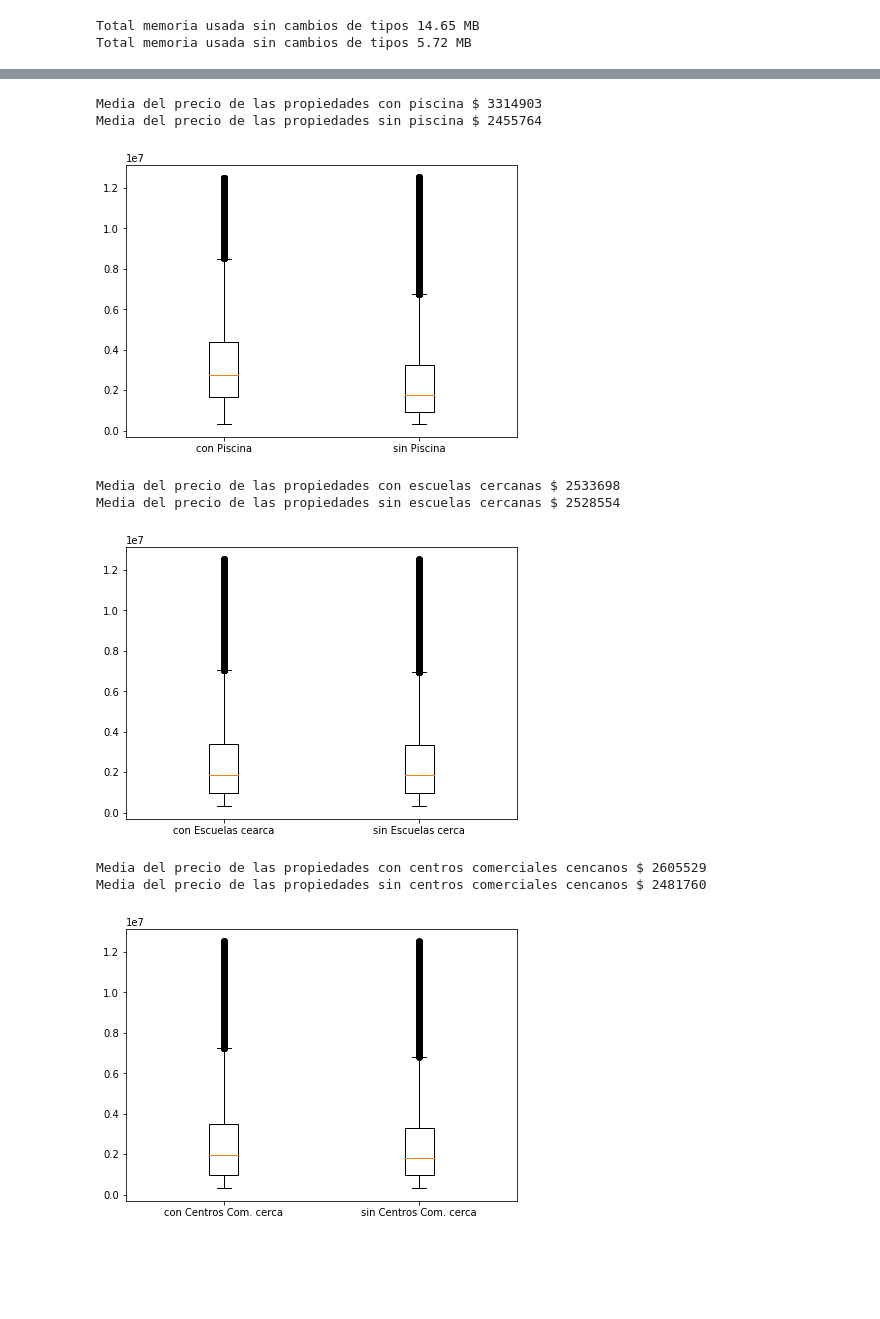
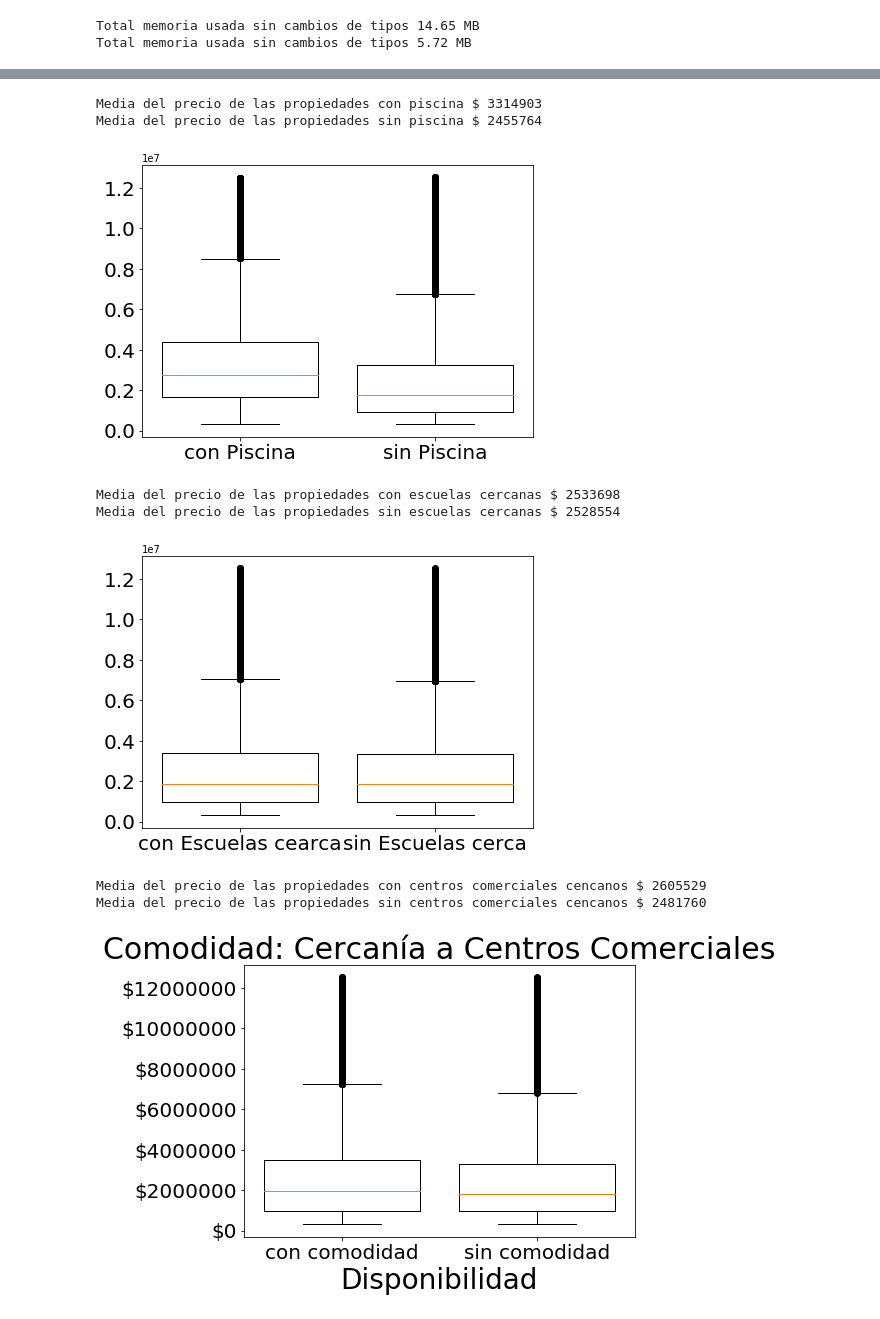
Before and after one commit to komod0/TPs-Org.Datos, a Jupyter notebook: tp1/nbfacundo.ipynb, the cells around one changed output, grey strips where cells are left out. Cells and saved outputs as stored; diff of their text form; code cells hidden in the pictures; blank space fills up the shorter version.

Commit message:
Se realizaron pruebas con el formato de los gráficos

```diff
--- a/tp1/nbfacundo.ipynb
+++ b/tp1/nbfacundo.ipynb
@@ -93,13 +100,16 @@ print('Media del precio de las propiedades sin piscina $ {:.0f}\n'
 
 fig_3 = plt.figure(1, figsize = (7,5))
 sub_fig = fig_3.add_subplot(111)
+plt.xticks(fontsize = 20)
+plt.yticks(fontsize = 20)
 box_plot = sub_fig.boxplot([df_abool.loc[df_abool['piscina'] == True]['precio'],
-                             df_abool.loc[df_abool['piscina'] == False]['precio']],
-                             labels = ['con Piscina', 'sin Piscina'])
+                            df_abool.loc[df_abool['piscina'] == False]['precio']],
+                           labels = ['con Piscina', 'sin Piscina'],
+                           widths = 0.8)
 # %% [output]
 Media del precio de las propiedades con piscina $ 3314903
 Media del precio de las propiedades sin piscina $ 2455764
-[figure, old version]
+[figure, new version]
 # %%
 print('Media del precio de las propiedades con escuelas cercanas $ {:.0f}'
       .format(df_abool.loc[df_abool['escuelascercanas'] == True]['precio'].mean()))
@@ -109,26 +119,36 @@ print('Media del precio de las propiedades sin escuelas cercanas $ {:.0f}\n'
 
 fig_4 = plt.figure(1, figsize = (7,5))
 sub_fig = fig_4.add_subplot(111)
+plt.xticks(fontsize = 20)
+plt.yticks(fontsize = 20)
 box_plot = sub_fig.boxplot([df_abool.loc[df_abool['escuelascercanas'] == True]['precio'],
-                             df_abool.loc[df_abool['escuelascercanas'] == False]['precio']],
-                             labels = ['con Escuelas cearca', 'sin Escuelas cerca'])
+                            df_abool.loc[df_abool['escuelascercanas'] == False]['precio']],
+                           labels = ['con Escuelas cearca', 'sin Escuelas cerca'],
+                           widths = 0.8)
 # %% [output]
 Media del precio de las propiedades con escuelas cercanas $ 2533698
 Media del precio de las propiedades sin escuelas cercanas $ 2528554
-[figure, old version]
+[figure, new version]
 # %%
 print('Media del precio de las propiedades con centros comerciales cencanos $ {:.0f}'
       .format(df_abool.loc[df_abool['centroscomercialescercanos'] == True]['precio'].mean()))
 
 print('Media del precio de las propiedades sin centros comerciales cencanos $ {:.0f}\n'
       .format(df_abool.loc[df_abool['centroscomercialescercanos'] == False]['precio'].mean()))
 
 fig_5 = plt.figure(1, figsize = (7,5))
 sub_fig = fig_5.add_subplot(111)
-box_plot3 = sub_fig.boxplot([df_abool.loc[df_abool['centroscomercialescercanos'] == True]['precio'],
-                             df_abool.loc[df_abool['centroscomercialescercanos'] == False]['precio']],
-                             labels = ['con Centros Com. cerca', 'sin Centros Com. cerca'])
+plt.xticks(rotation = 0, fontsize = 20)
+plt.yticks(fontsize = 20)
+# Para formatear los ejes
+sub_fig.yaxis.set_major_formatter(FormatStrFormatter('$%.0f'))
+plt.title("Comodidad: Cercanía a Centros Comerciales", fontsize = 30)
+sub_fig.set_xlabel('Disponibilidad', fontsize = 28)
+box_plot = sub_fig.boxplot([df_abool.loc[df_abool['centroscomercialescercanos'] == True]['precio'],
+                            df_abool.loc[df_abool['centroscomercialescercanos'] == False]['precio']],
+                           labels = ['con comodidad', 'sin comodidad'],
+                           widths = 0.8)
 # %% [output]
 Media del precio de las propiedades con centros comerciales cencanos $ 2605529
 Media del precio de las propiedades sin centros comerciales cencanos $ 2481760
-[figure, old version]
+[figure, new version]
```
Also changed, not shown: parts of 3 cells of this notebook.
